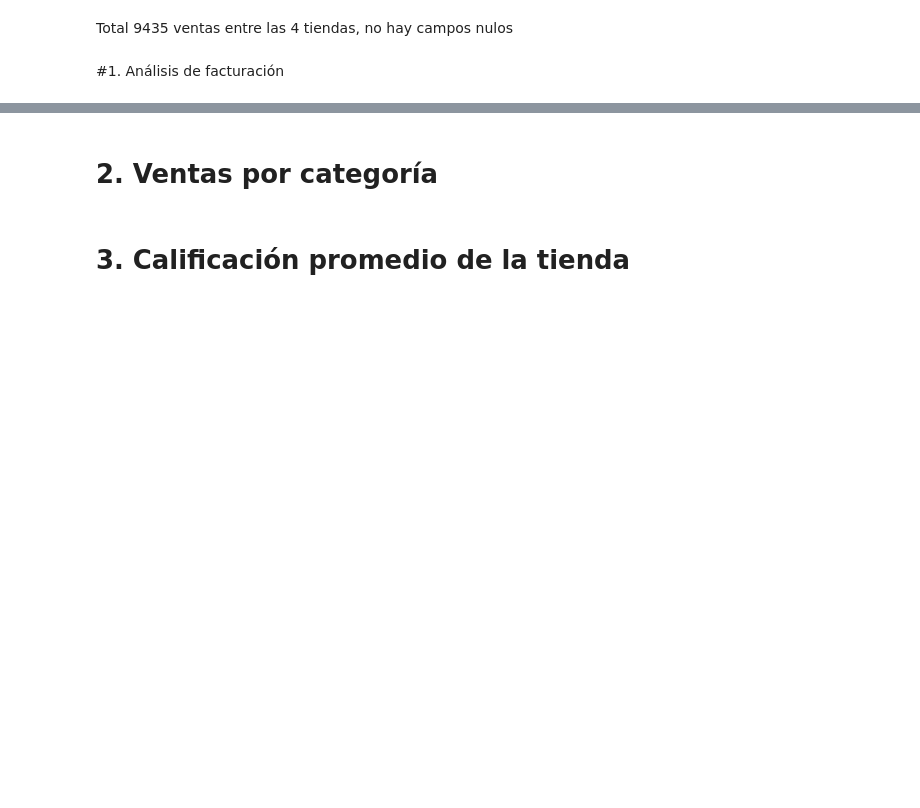
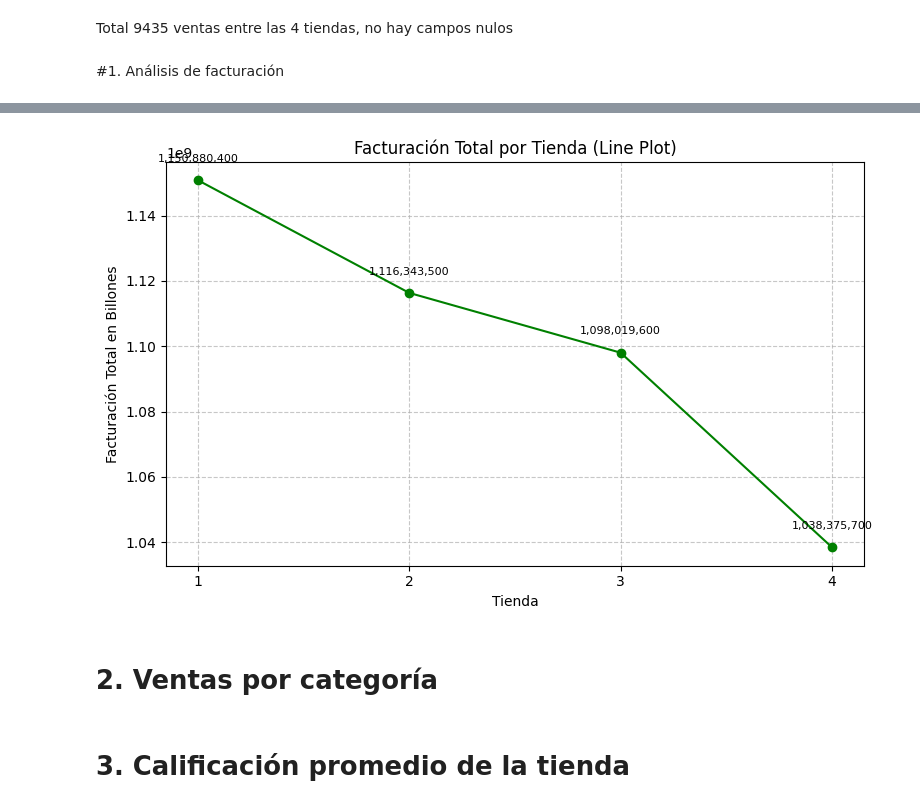
Before and after one commit to MaxCPietro/Challenge-PythonG8, a Jupyter notebook: AluraStoreLatam.ipynb, the cells around one changed output, grey strips where cells are left out. Saved outputs shown, nothing was run; the diff lists cells and outputs as text; code cells hidden in the pictures; blank space fills up the shorter version.

```diff
--- a/AluraStoreLatam.ipynb
+++ b/AluraStoreLatam.ipynb
@@ -91,3 +181,22 @@ Total 9435 ventas entre las 4 tiendas, no hay campos nulos
+# %%
+#Line Plot
+
+plt.figure(figsize=(8,5))
+plt.plot(facturacion_por_tienda['tienda'], facturacion_por_tienda['facturacion_total'], marker='o', linestyle='-', color='green')
+
+# Agregar valores en cada punto
+for i, val in enumerate(facturacion_por_tienda['facturacion_total']):
+    plt.text(facturacion_por_tienda['tienda'][i], val + 5000000, f'{val:,.0f}', ha='center', va='bottom', fontsize=8)
+
+plt.xlabel('Tienda')
+plt.ylabel('Facturación Total en Billones')
+plt.title('Facturación Total por Tienda (Line Plot)')
+plt.xticks(facturacion_por_tienda['tienda'])
+plt.grid(True, linestyle='--', alpha=0.7)
+plt.tight_layout()
+plt.show()
+# %% [output]
+[figure, added]
 # %% [markdown]
 # 2. Ventas por categoría
 # %% [markdown]
```
Also changed, not shown: parts of 6 cells of this notebook.
